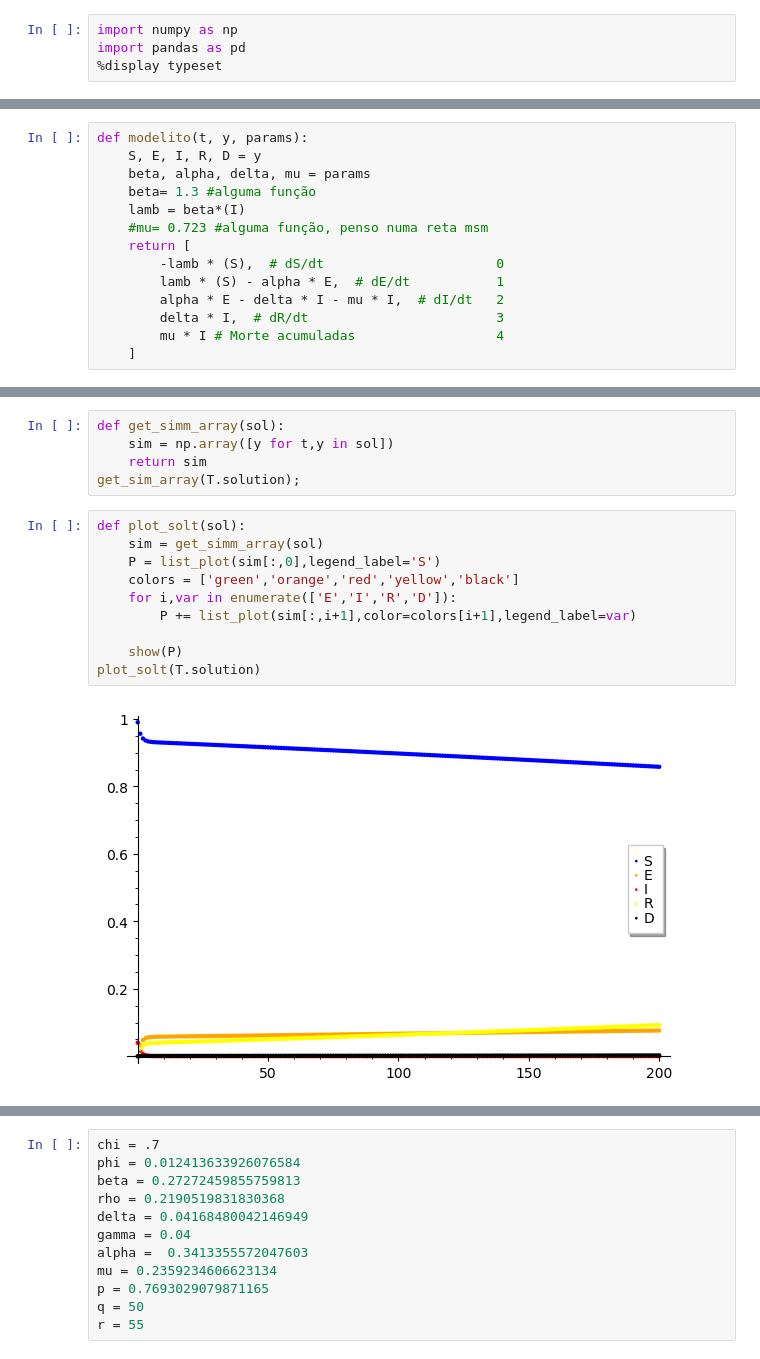
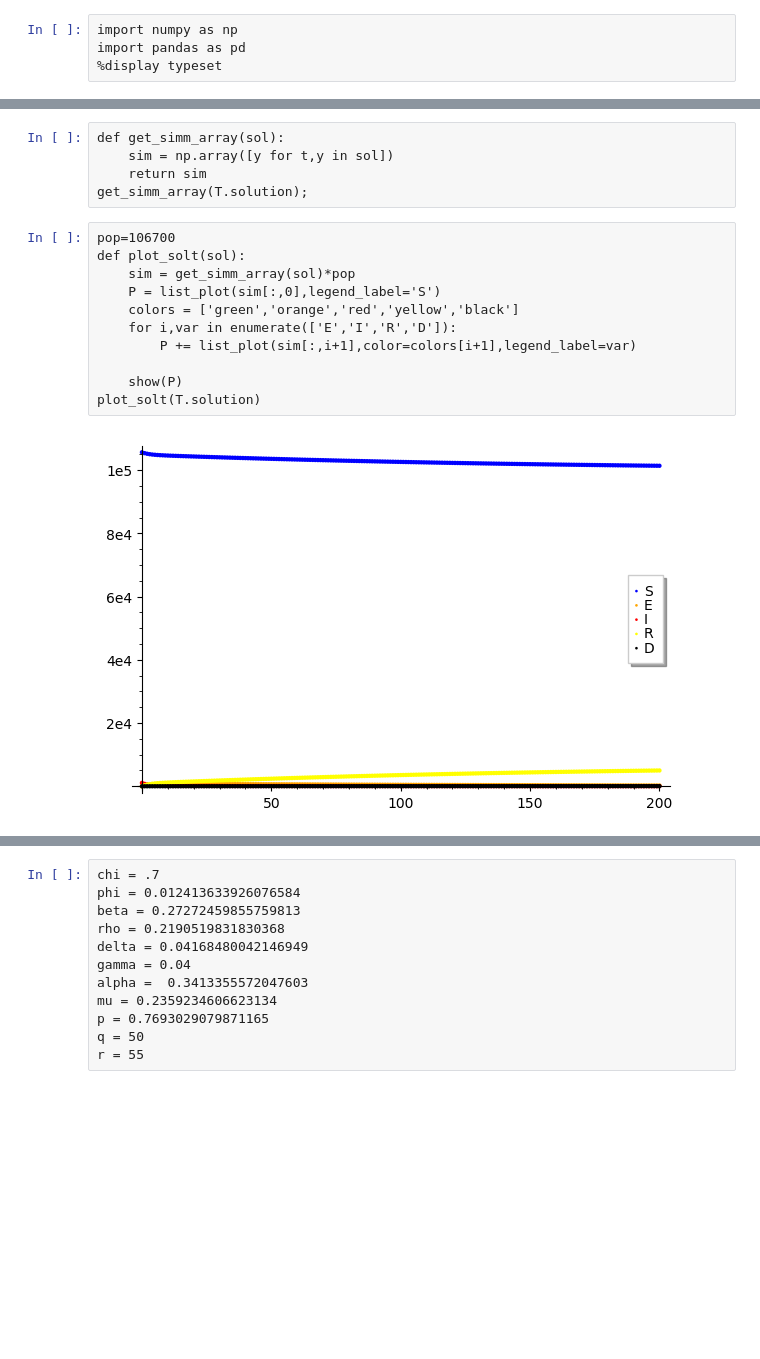
Before and after one commit to josearthursouza/modelito, a Jupyter notebook: Suplemento 2 - o Modelo SEIAHR.ipynb, the cells around one changed output, grey strips where cells are left out. Cells and saved outputs as stored; diff of their text form; blank space fills up the shorter version.

```diff
--- a/Suplemento 2 - o Modelo SEIAHR.ipynb
+++ b/Suplemento 2 - o Modelo SEIAHR.ipynb
@@ -101,16 +88,2 @@ def model(t, y, params):
     ]
-# %%
-def modelito(t, y, params):
-    S, E, I, R, D = y
-    beta, alpha, delta, mu = params
-    beta= 1.3 #alguma função
-    lamb = beta*(I)
-    #mu= 0.723 #alguma função, penso numa reta msm
-    return [
-        -lamb * (S),  # dS/dt                      0
-        lamb * (S) - alpha * E,  # dE/dt           1
-        alpha * E - delta * I - mu * I,  # dI/dt   2
-        delta * I,  # dR/dt                        3
-        mu * I # Morte acumuladas                  4
-    ]
 # %%
@@ -135,16 +108,17 @@ T.plot_solution(2)
 def get_simm_array(sol):
     sim = np.array([y for t,y in sol])
     return sim
-get_sim_array(T.solution);
+get_simm_array(T.solution);
 # %%
+pop=106700
 def plot_solt(sol):
-    sim = get_simm_array(sol)
+    sim = get_simm_array(sol)*pop
     P = list_plot(sim[:,0],legend_label='S')
     colors = ['green','orange','red','yellow','black']
     for i,var in enumerate(['E','I','R','D']):
         P += list_plot(sim[:,i+1],color=colors[i+1],legend_label=var)
 
     show(P)
 plot_solt(T.solution)
 # %% [output]
-[figure, old version]
+[figure, new version]
```
Also changed, not shown: parts of 7 cells of this notebook.
